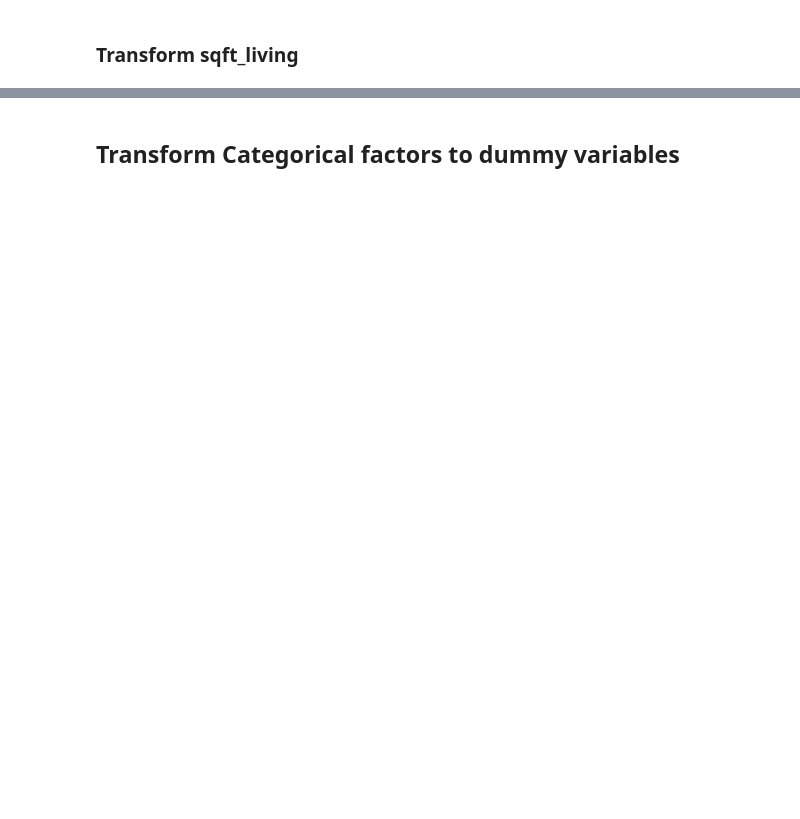
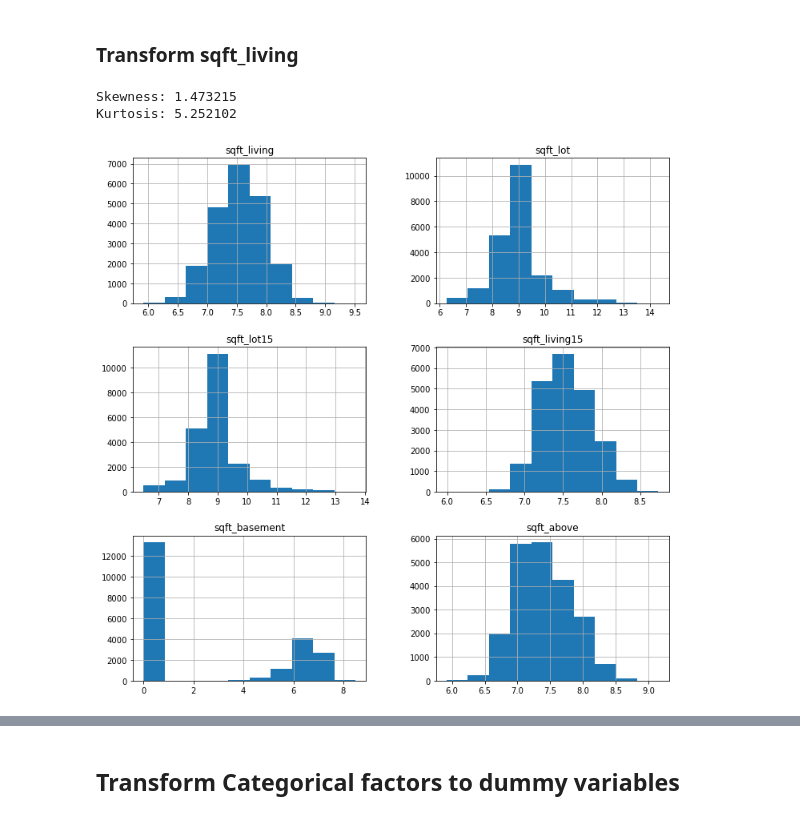
Before and after one commit to kjspring/dsc-phase-2-project-v2-3, a Jupyter notebook: project_notebook.ipynb, the cells around one changed output, grey strips where cells are left out. Cells and saved outputs as stored; diff of their text form; code cells hidden in the pictures; blank space fills up the shorter version.

Commit message:
log transformation

```diff
--- a/project_notebook.ipynb
+++ b/project_notebook.ipynb
@@ -465,10 +447,25 @@ print("Kurtosis: %f" % df['price_log'].kurt()) # platykurtic (Kurtosis <3) distr
 # %%
+from sklearn.preprocessing import PowerTransformer
+
+# Transform the rest of the continuous right-skewed variables
+to_log = ["sqft_living", "sqft_lot", "sqft_lot15", "sqft_living15", "sqft_basement", "sqft_above"]
+
+df_to_log = np.log(df[to_log].copy() + 1)
+
+fig = plt.figure(figsize = (12,12))
+ax = fig.gca()
+df_to_log.hist(ax = ax);
+
 #histogram and normal probability plot
-sns.distplot(df['sqft_living'], fit=norm, bins=30, kde=False);
-fig = plt.figure()
-res = stats.probplot(df['sqft_living'], plot=plt)
+#sns.distplot(df['sqft_living'], fit=norm, bins=30, kde=False);
+#fig = plt.figure()
+#res = stats.probplot(df['sqft_living'], plot=plt)
 
 # This shows a right-skewed distribution
 ## https://medium.com/@atanudan/kurtosis-skew-function-in-pandas-aa63d72e20de
 print("Skewness: %f" % df['sqft_living'].skew()) # Data is skewed
 print("Kurtosis: %f" % df['sqft_living'].kurt()) # leptokurtic (>3)
+# %% [output]
+Skewness: 1.473215
+Kurtosis: 5.252102
+[figure, added]
```
Also changed, not shown: parts of 20 cells of this notebook.
